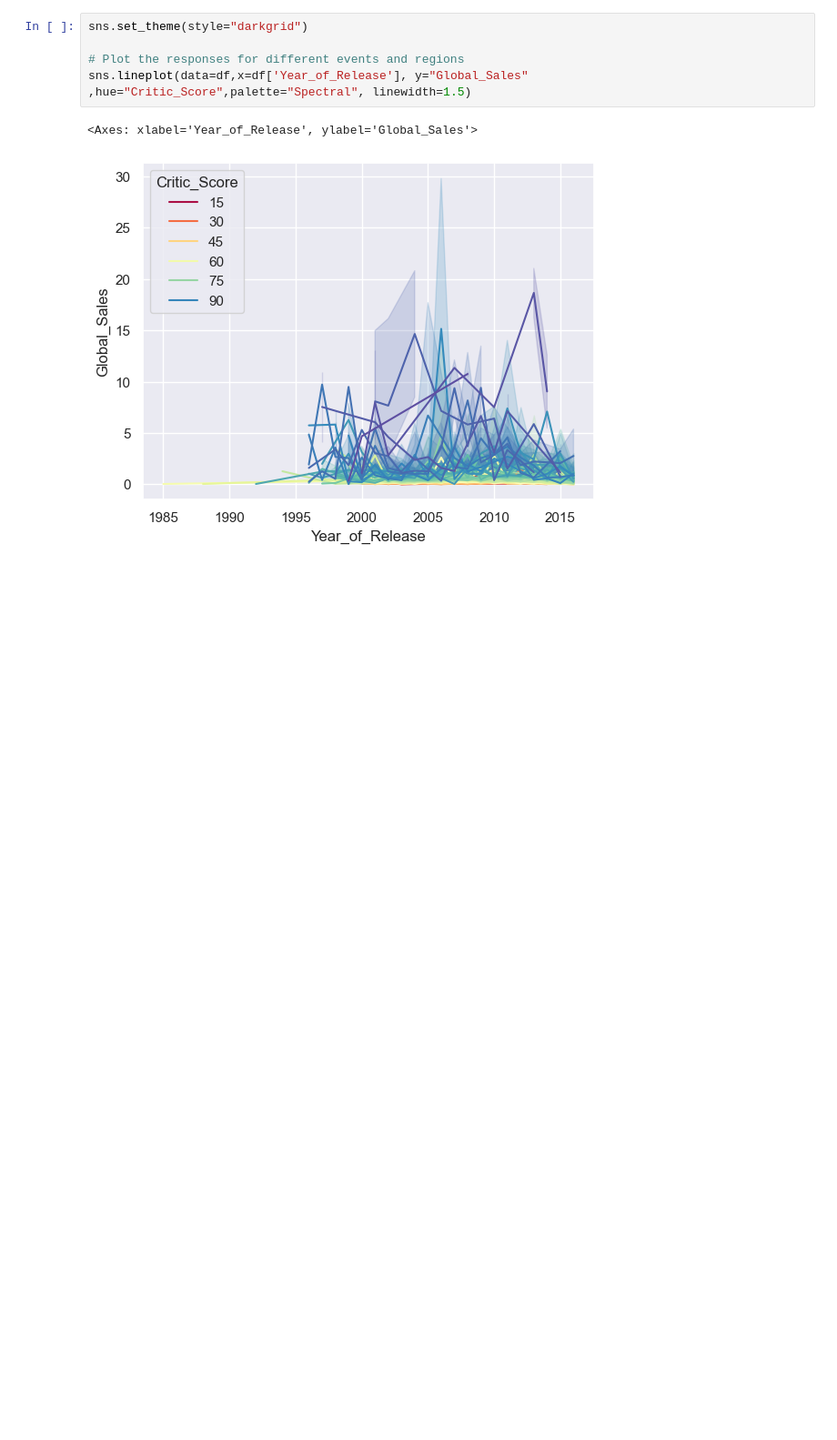
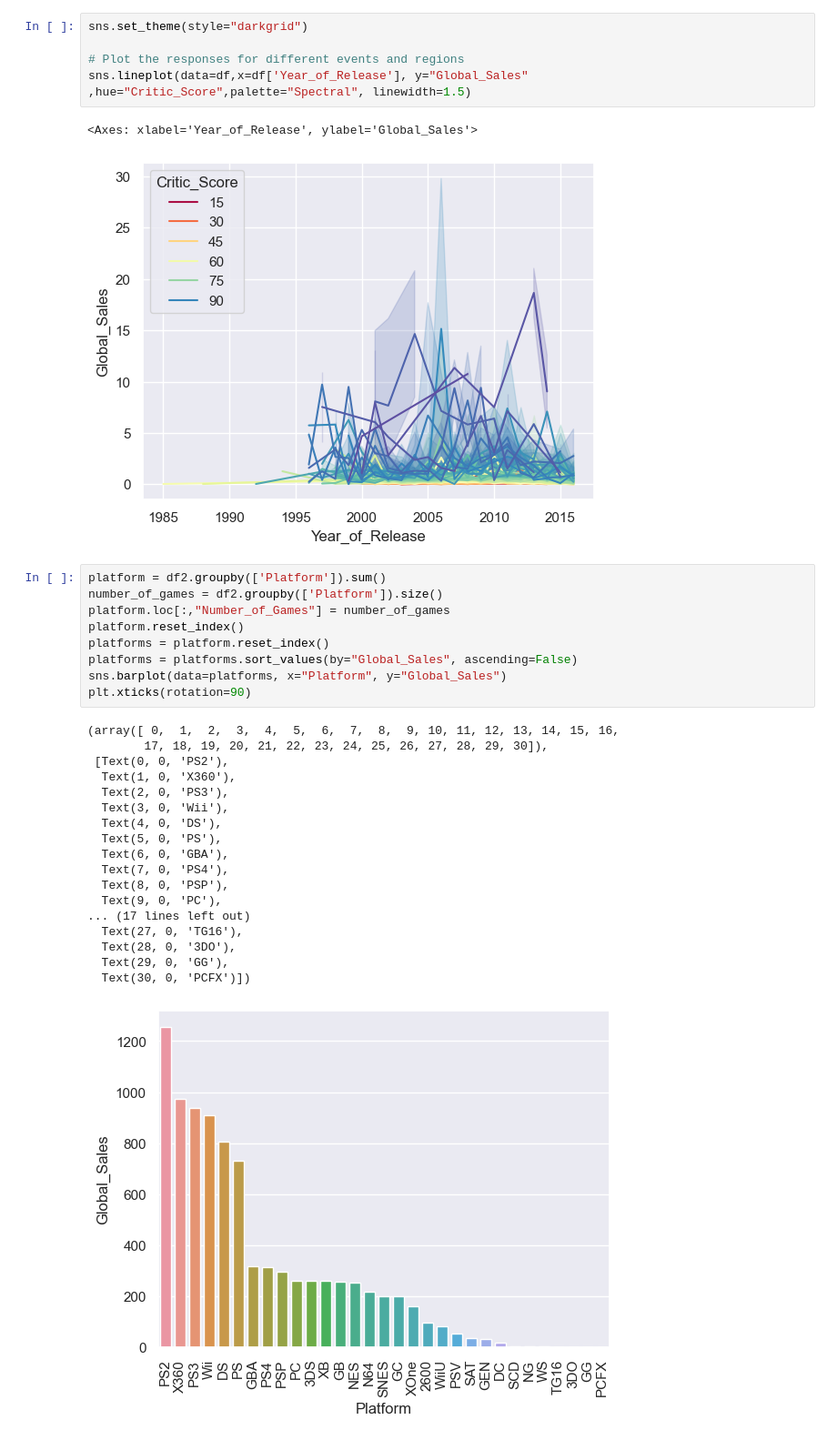
Before and after one commit to aless124/DATA, a Jupyter notebook: DataSets/JeuxVideo.ipynb, the cells around one changed output. Shown: that part at 91% size. Drawn from its saved outputs; the diff is of its cells as text; blank space fills up the shorter version.

```diff
--- a/DataSets/JeuxVideo.ipynb
+++ b/DataSets/JeuxVideo.ipynb
@@ -33,3 +35,31 @@ sns.lineplot(data=df,x=df['Year_of_Release'], y="Global_Sales" ,hue="Critic_Scor
 # %% [output]
 <Axes: xlabel='Year_of_Release', ylabel='Global_Sales'>
 [figure]
+# %%
+platform = df2.groupby(['Platform']).sum()
+number_of_games = df2.groupby(['Platform']).size()
+platform.loc[:,"Number_of_Games"] = number_of_games
+platform.reset_index()
+platforms = platform.reset_index()
+platforms = platforms.sort_values(by="Global_Sales", ascending=False)
+sns.barplot(data=platforms, x="Platform", y="Global_Sales")
+plt.xticks(rotation=90)
+# %% [output]
+(array([ 0,  1,  2,  3,  4,  5,  6,  7,  8,  9, 10, 11, 12, 13, 14, 15, 16,
+        17, 18, 19, 20, 21, 22, 23, 24, 25, 26, 27, 28, 29, 30]),
+ [Text(0, 0, 'PS2'),
+  Text(1, 0, 'X360'),
+  Text(2, 0, 'PS3'),
+  Text(3, 0, 'Wii'),
+  Text(4, 0, 'DS'),
+  Text(5, 0, 'PS'),
+  Text(6, 0, 'GBA'),
+  Text(7, 0, 'PS4'),
+  Text(8, 0, 'PSP'),
+  Text(9, 0, 'PC'),
+... (17 lines left out)
+  Text(27, 0, 'TG16'),
+  Text(28, 0, '3DO'),
+  Text(29, 0, 'GG'),
+  Text(30, 0, 'PCFX')])
+[figure, added]
```
Also changed, not shown: parts of 1 cell of this notebook, 1 other file.
